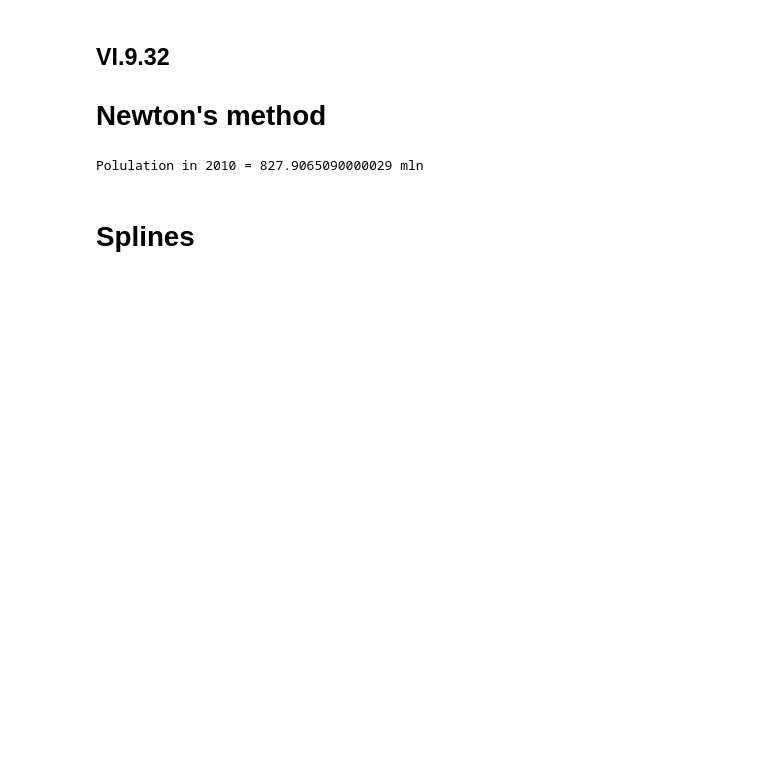
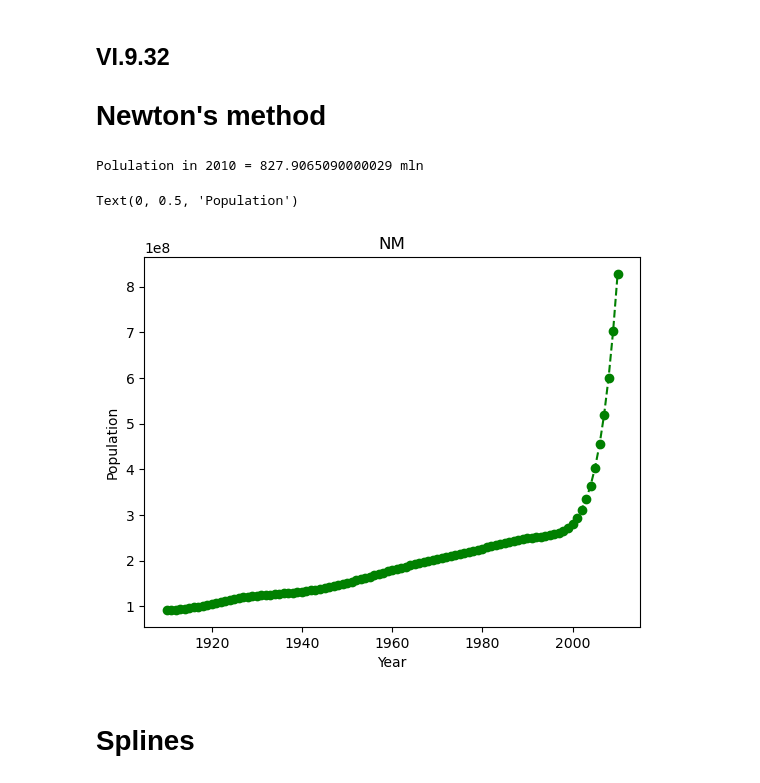
Before and after one commit to sardaryandavid/numeric_calculation, a Jupyter notebook: interlopation_extrapolation/interpolation_extrapolation.ipynb, the cells around one changed output. Drawn from its saved outputs; the diff is of its cells as text; code cells hidden in the pictures; blank space fills up the shorter version.

Commit message:
added_graphics

```diff
--- a/interlopation_extrapolation/interpolation_extrapolation.ipynb
+++ b/interlopation_extrapolation/interpolation_extrapolation.ipynb
@@ -2,34 +2,54 @@
 ## VI.9.32
 # Newton's method
 # %%
+import matplotlib.pyplot as plt
+
 y = [92228496, 106021537, 123202624,
     132164569, 151325798, 179323175,
     203211926, 226545805, 248709873,
     281421906]
 n = len(y)
 x = []
 sp = 1910
 for i in range(n):
     x.append(sp + i * 10)
 
 f = [[0.0] * n for i in range(n)]
 for i in range(n):
     f[i][0] = y[i]
 
 for j in range(1, n):
     for i in range(j, n):
         f[i][j] = (f[i][j - 1] - f[i - 1][j - 1]) / (x[i] - x[i - j])
 
 x0 = 2010
 sum = 0
 l = 1
 for i in range(0, n):
     sum += f[i][i] * l
     l *= x0 - x[i]
 
 print(f'Polulation in {x0} = {sum / 1e6} mln')
+
+gr_y = []
+gr_x = list(i for i in range(1910, 2011))
+xs = len(gr_x)
+for j in range(xs):
+    sum = 0
+    l = 1
+    for i in range(0, n):
+        sum += f[i][i] * l
+        l *= gr_x[j] - x[i]
+    gr_y.append(sum)
+
+plt.title("NM")
+plt.plot(gr_x, gr_y, 'go', linestyle = '--')
+plt.xlabel("Year")
+plt.ylabel("Population")
 # %% [output]
 Polulation in 2010 = 827.9065090000029 mln
+Text(0, 0.5, 'Population')
+[figure, added]
 # %% [markdown]
 
 # Splines
```
Also changed, not shown: parts of 3 cells of this notebook.
